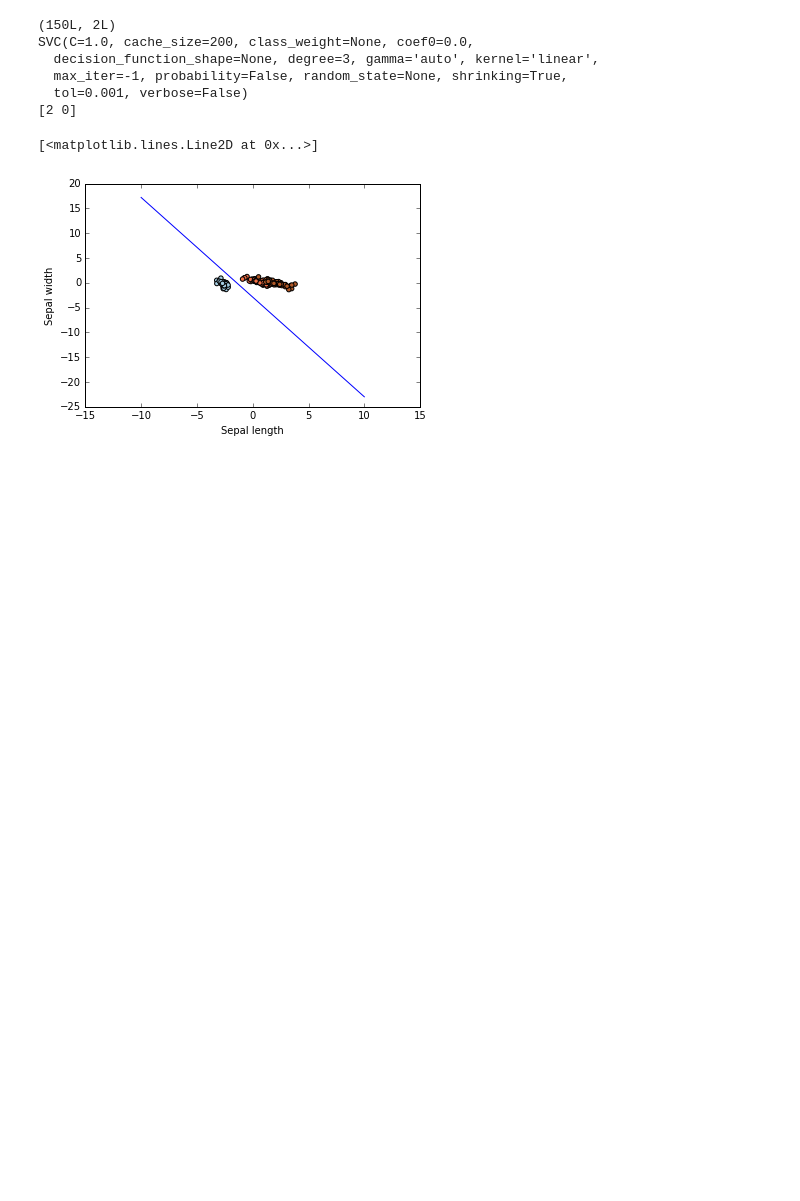
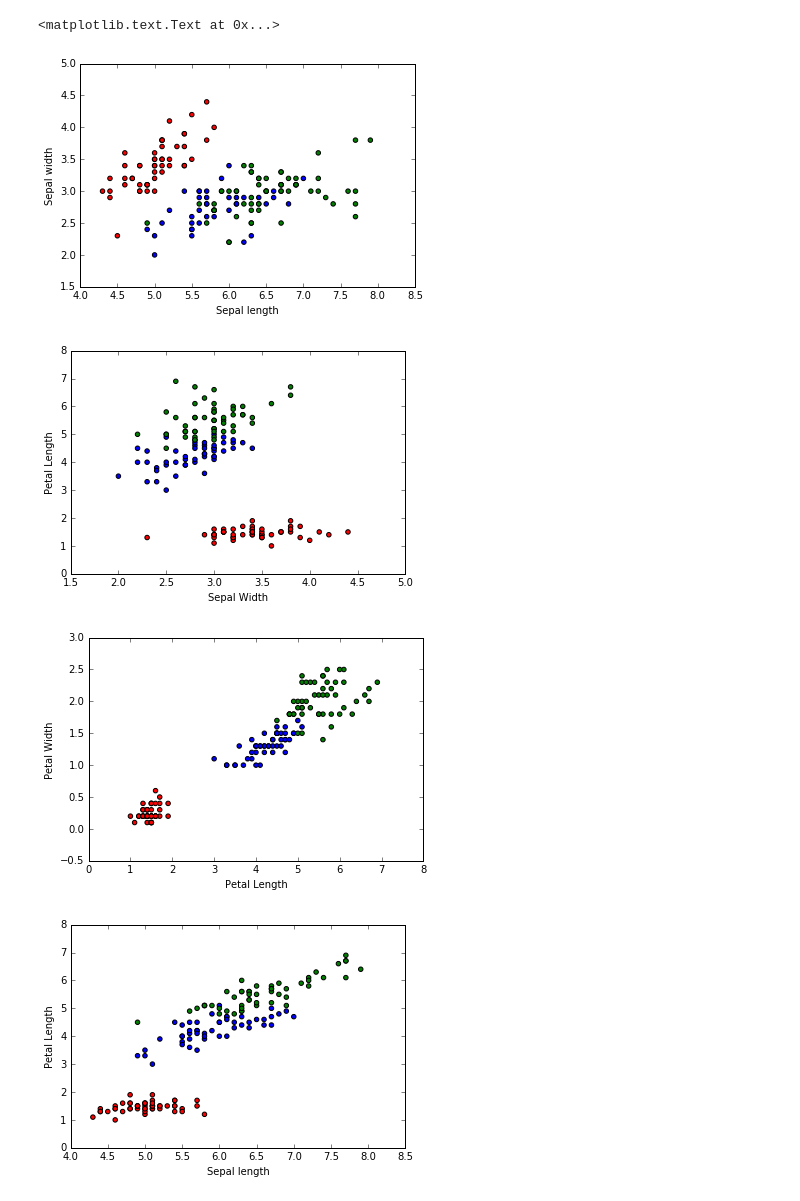
Before and after one commit to npmcdn-to-unpkg-bot/data_analytics, a Jupyter notebook: iris.ipynb, the cells around one changed output. Cells and saved outputs as stored; diff of their text form; code cells hidden in the pictures; blank space fills up the shorter version.

```diff
--- a/iris.ipynb
+++ b/iris.ipynb
@@ -91,32 +81,46 @@ print np.cov(X_reduced.transpose())
 [[  4.22484077e+00   1.43062296e-16   6.40799867e-17]
  [  1.43062296e-16   2.42243572e-01  -1.19218580e-17]
  [  6.40799867e-17  -1.19218580e-17   7.85239081e-02]]
-# %%
-# Plot the training points
-from sklearn import svm
-plt.scatter(X_reduced[:, 0], X_reduced[:, 1], c=Y, cmap=plt.cm.Paired)
-plt.xlabel('Sepal length')
-plt.ylabel('Sepal width')
-
-data=X_reduced[:, 0:2]
-print data.shape
-clf = svm.SVC(kernel='linear')
-print clf.fit(data, Y)
-print clf.predict([[2., 2.],[-3,0]])
-
-min_x=-5
-max_x=5
-w = clf.coef_[0]
-a = -w[0] / w[1]
-xx = np.linspace(min_x - 5, max_x + 5)  # make sure the line is long enough
-yy = a * xx - (clf.intercept_[0]) / w[1]
-plt.plot(xx, yy)
-# %% [output]
-(150L, 2L)
-SVC(C=1.0, cache_size=200, class_weight=None, coef0=0.0,
-  decision_function_shape=None, degree=3, gamma='auto', kernel='linear',
-  max_iter=-1, probability=False, random_state=None, shrinking=True,
-  tol=0.001, verbose=False)
-[2 0]
-[<matplotlib.lines.Line2D at 0x...>]
-[figure, removed]
+# %%
+# Plot the training points
+from sklearn import svm
+from sklearn import preprocessing
+
+Xtrans=iris.data
+colors=np.array( ['r','b','g'] )
+plt.figure()
+plt.scatter(Xtrans[:, 0], Xtrans[:, 1], c=colors[Y], cmap=plt.cm.Paired)
+plt.xlabel('Sepal length')
+plt.ylabel('Sepal width')
+
+plt.figure()
+plt.scatter(Xtrans[:, 1], Xtrans[:, 2], c=colors[Y], cmap=plt.cm.Paired)
+plt.xlabel('Sepal Width')
+plt.ylabel('Petal Length')
+
+plt.figure()
+plt.scatter(Xtrans[:, 2], Xtrans[:, 3], c=colors[Y], cmap=plt.cm.Paired)
+plt.xlabel('Petal Length')
+plt.ylabel('Petal Width')
+
+plt.figure()
+plt.scatter(Xtrans[:, 0], Xtrans[:, 2], c=colors[Y], cmap=plt.cm.Paired)
+plt.xlabel('Sepal length')
+plt.ylabel('Petal Length')
+
+
+plt.figure()
+plt.scatter(Xtrans[:, 0], Xtrans[:, 3], c=colors[Y], cmap=plt.cm.Paired)
+plt.xlabel('Sepal length')
+plt.ylabel('Petal Width')
+
+plt.figure()
+plt.scatter(Xtrans[:, 1], Xtrans[:, 3], c=colors[Y], cmap=plt.cm.Paired)
+plt.xlabel('Sepal Width')
+plt.ylabel('Petal Width')
+# %% [output]
+<matplotlib.text.Text at 0x...>
+[figure, added]
+[figure, added]
+[figure, added]
+[figure, added]
```
Also changed, not shown: parts of 4 cells of this notebook.
